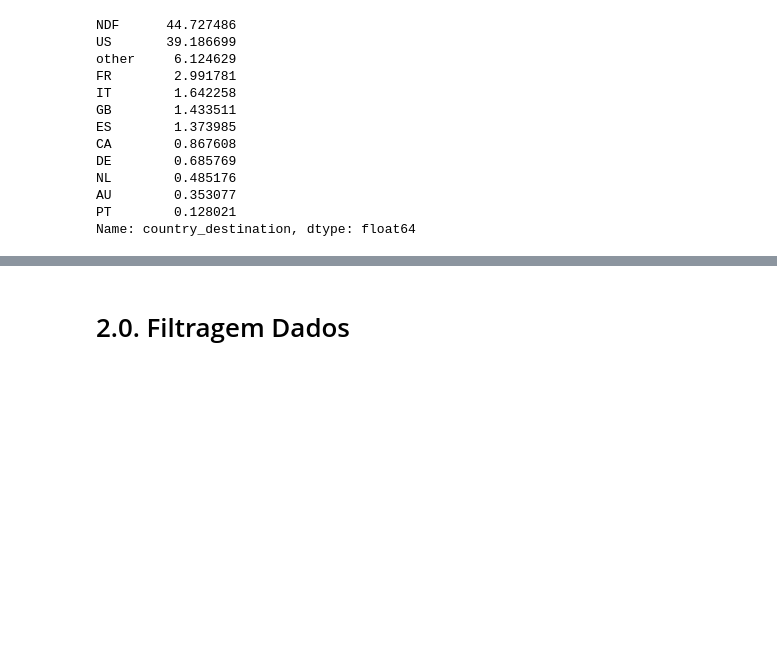
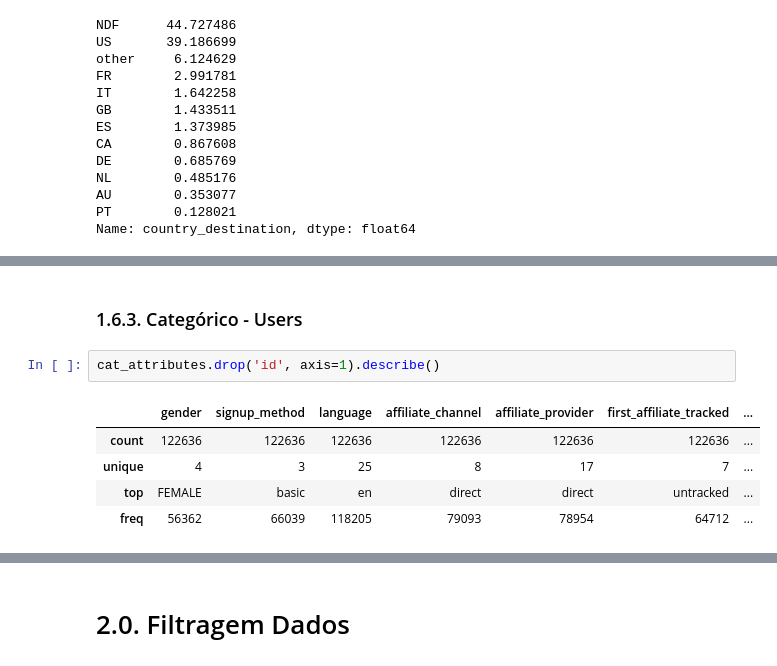
Before and after one commit to laurivansareta/previsao_agendamento_acomodacao, a Jupyter notebook: notebooks/c3.agendamento_acomodacao_tratando_na.ipynb, the cells around one changed output, grey strips where cells are left out. Drawn from its saved outputs; the diff is of its cells as text; blank space fills up the shorter version.

```diff
--- a/notebooks/c3.agendamento_acomodacao_tratando_na.ipynb
+++ b/notebooks/c3.agendamento_acomodacao_tratando_na.ipynb
@@ -246,0 +300,10 @@ Name: country_destination, dtype: float64
+# %% [markdown]
+### 1.6.3. Categórico - Users
+# %%
+cat_attributes.drop('id', axis=1).describe()
+# %% [output]
+|  | gender | signup_method | language | affiliate_channel | affiliate_provider | first_affiliate_tracked | ... |
+| count | 122636 | 122636 | 122636 | 122636 | 122636 | 122636 | ... |
+| unique | 4 | 3 | 25 | 8 | 17 | 7 | ... |
+| top | FEMALE | basic | en | direct | direct | untracked | ... |
+| freq | 56362 | 66039 | 118205 | 79093 | 78954 | 64712 | ... |
```
Also changed, not shown: parts of 20 cells of this notebook, 1 other file.
